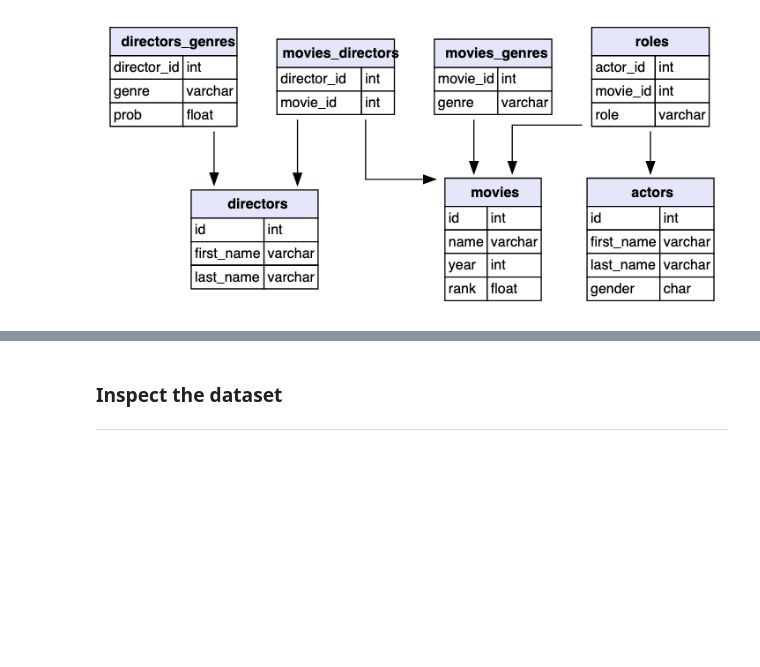
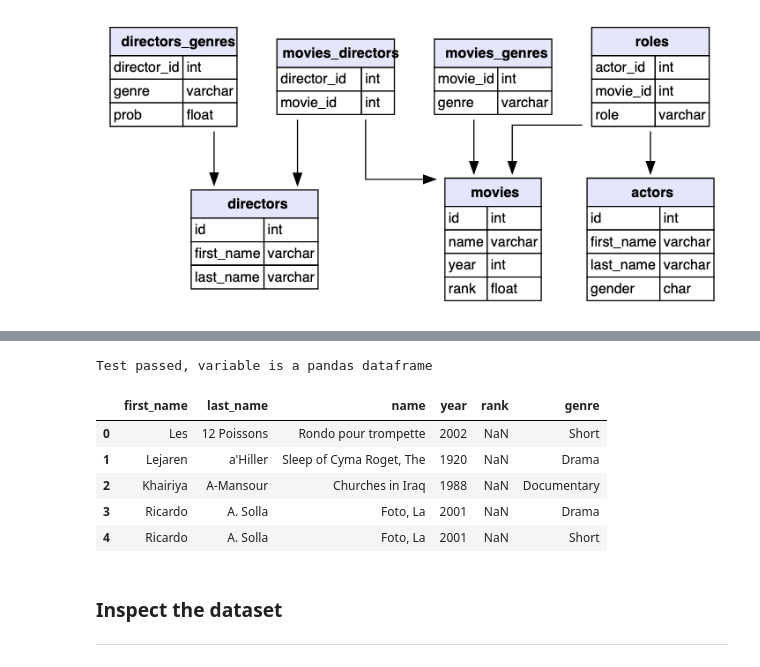
Before and after one commit to JaySanthanam/Programming-for-data, a Jupyter notebook: Projects/Movies_Project.ipynb, the cells around one changed output, grey strips where cells are left out. Cells and saved outputs as stored; diff of their text form; code cells hidden in the pictures; blank space fills up the shorter version.

```diff
--- a/Projects/Movies_Project.ipynb
+++ b/Projects/Movies_Project.ipynb
@@ -43,0 +91,14 @@ IMDb (Internet Movie Database) is one of the most recognized names for its compr
+# %%
+def count_query(table_name):
+  query3 = "SELECT COUNT(*) FROM " +table_name
+  result = execute_query(query3)[0][0]
+  return result
+
+# run a query using the execute query function
+query = "SHOW TABLES"
+tables_imdb = execute_query(query)
+print(tables_imdb)
+for x in tables_imdb:
+  table_name = x[:][0]
+  tot_count = count_query(table_name)
+  print("The number of records in ", table_name, " is ", tot_count)
@@ -43,0 +118,27 @@ IMDb (Internet Movie Database) is one of the most recognized names for its compr
+# %%
+import pandas as pd
+from google.colab import files
+
+def get_movies_data():
+  query = """
+    SELECT first_name, last_name, name, year, rank, genre
+    FROM directors, movies, movies_genres, movies_directors
+    WHERE movies.id = movies_directors.movie_id
+    AND movies.id = movies_genres.movie_id
+    AND directors.id = movies_directors.director_id
+  """
+  df = pd.read_sql_query(query, mydb)
+  df. to_csv('movies.csv')
+  files.download('movies.csv')
+  return df
+
+# This code will test if your movies_df variable is a valid pandas dataframe
+movies_df = get_movies_data()
+if isinstance(movies_df,pd.DataFrame):
+  print("Test passed, variable is a pandas dataframe")
+else:
+  print("Test failed, not a pandas dataframe")
+
+# This will show the first part of the dataframe
+movies_df.head()
+# %% [output]
@@ -44,3 +147,10 @@ IMDb (Internet Movie Database) is one of the most recognized names for its compr
+Test passed, variable is a pandas dataframe
+|  | first_name | last_name | name | year | rank | genre |
+| 0 | Les | 12 Poissons | Rondo pour trompette | 2002 | NaN | Short |
+| 1 | Lejaren | a'Hiller | Sleep of Cyma Roget, The | 1920 | NaN | Drama |
+| 2 | Khairiya | A-Mansour | Churches in Iraq | 1988 | NaN | Documentary |
+| 3 | Ricardo | A. Solla | Foto, La | 2001 | NaN | Drama |
+| 4 | Ricardo | A. Solla | Foto, La | 2001 | NaN | Short |
 # %% [markdown]
 ### Inspect the dataset
 ---
```
Also changed, not shown: parts of 10 cells of this notebook.
